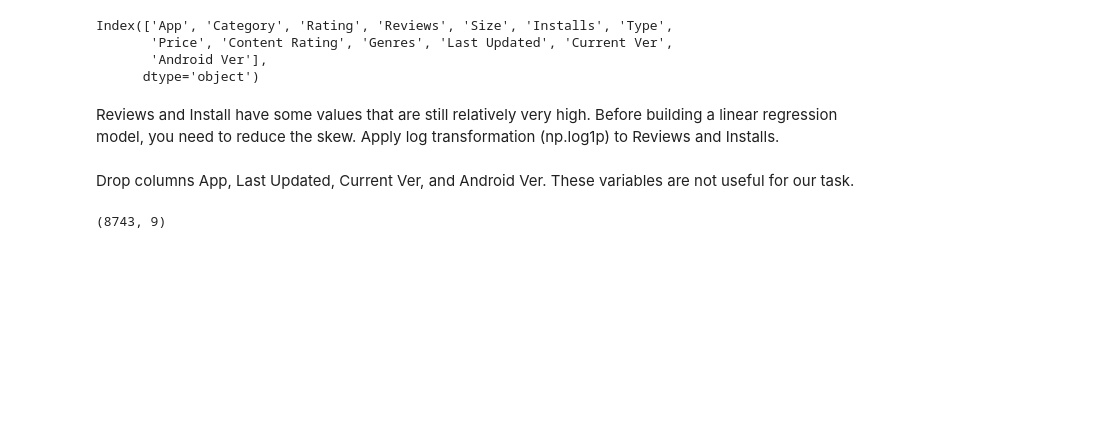
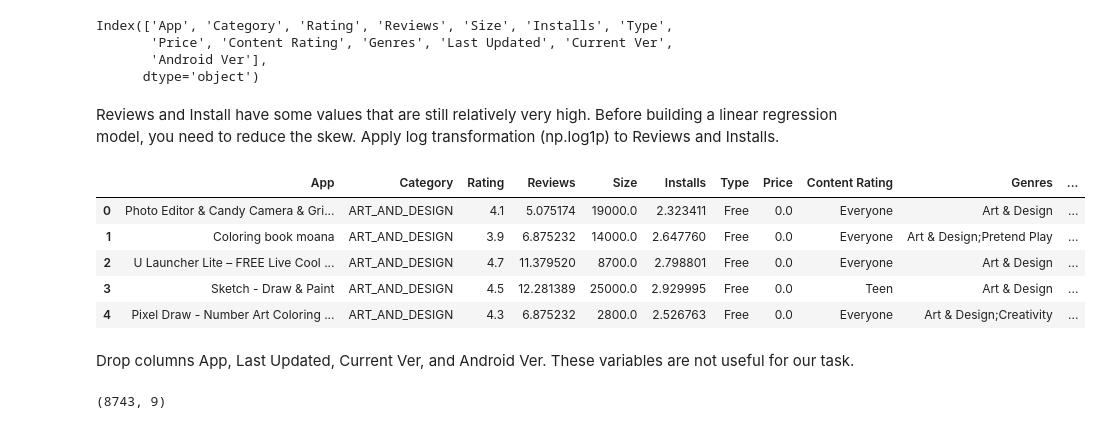
Before and after one commit to BnfAnalytics/Python_tutorial, a Jupyter notebook: google-simplilearn-project.ipynb, the cells around one changed output. Saved outputs shown, nothing was run; the diff lists cells and outputs as text; code cells hidden in the pictures; blank space fills up the shorter version.

```diff
--- a/google-simplilearn-project.ipynb
+++ b/google-simplilearn-project.ipynb
@@ -573,6 +574,15 @@ Reviews and Install have some values that are still relatively very high. Before
 inp1['Installs']=inp1['Installs'].apply(np.log1p)
 # %%
 inp1['Reviews']=inp1['Reviews'].apply(np.log1p)
+# %%
+inp1.head()
+# %% [output]
+|  | App | Category | Rating | Reviews | Size | Installs | Type | Price | Content Rating | Genres | ... |
+| 0 | Photo Editor & Candy Camera & Gri... | ART_AND_DESIGN | 4.1 | 5.075174 | 19000.0 | 2.323411 | Free | 0.0 | Everyone | Art & Design | ... |
+| 1 | Coloring book moana | ART_AND_DESIGN | 3.9 | 6.875232 | 14000.0 | 2.647760 | Free | 0.0 | Everyone | Art & Design;Pretend Play | ... |
+| 2 | U Launcher Lite – FREE Live Cool ... | ART_AND_DESIGN | 4.7 | 11.379520 | 8700.0 | 2.798801 | Free | 0.0 | Everyone | Art & Design | ... |
+| 3 | Sketch - Draw & Paint | ART_AND_DESIGN | 4.5 | 12.281389 | 25000.0 | 2.929995 | Free | 0.0 | Teen | Art & Design | ... |
+| 4 | Pixel Draw - Number Art Coloring ... | ART_AND_DESIGN | 4.3 | 6.875232 | 2800.0 | 2.526763 | Free | 0.0 | Everyone | Art & Design;Creativity | ... |
 # %% [markdown]
 Drop columns App, Last Updated, Current Ver, and Android Ver. These variables are not useful for our task.
 # %%
```
Also changed, not shown: parts of 21 cells of this notebook.
